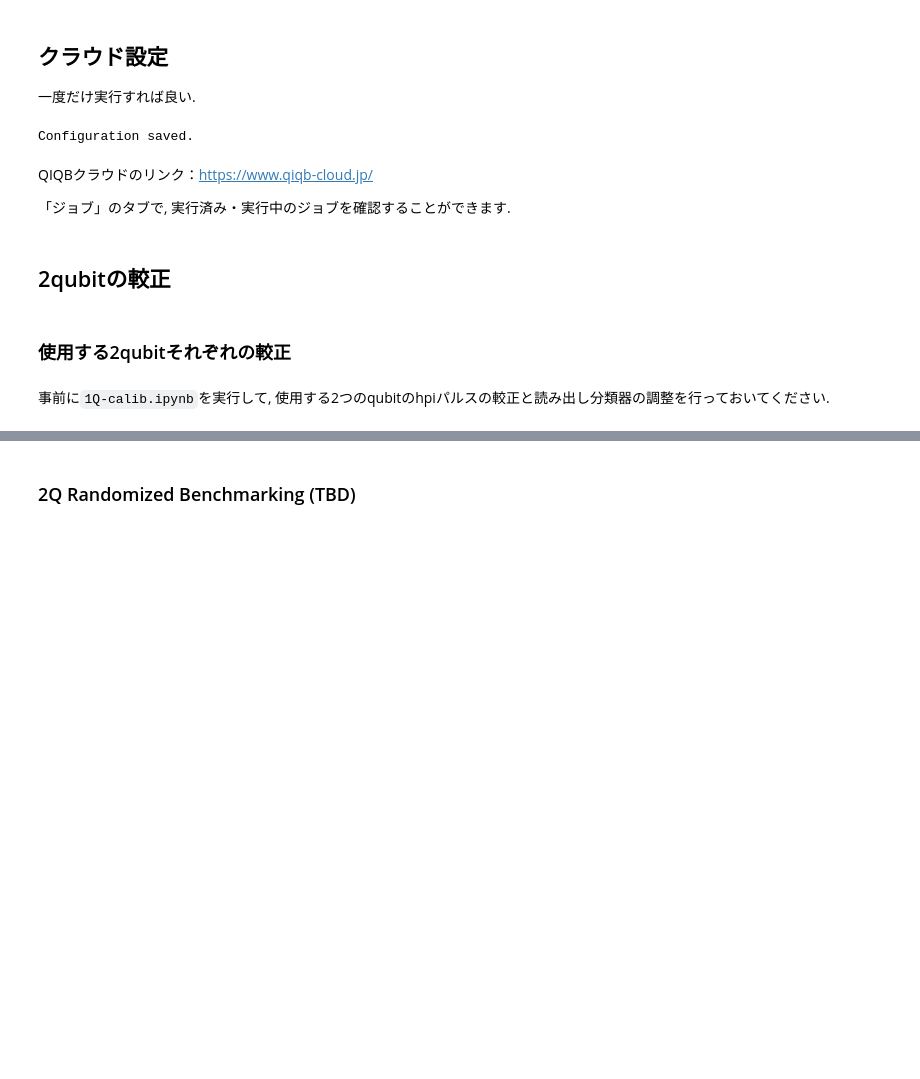
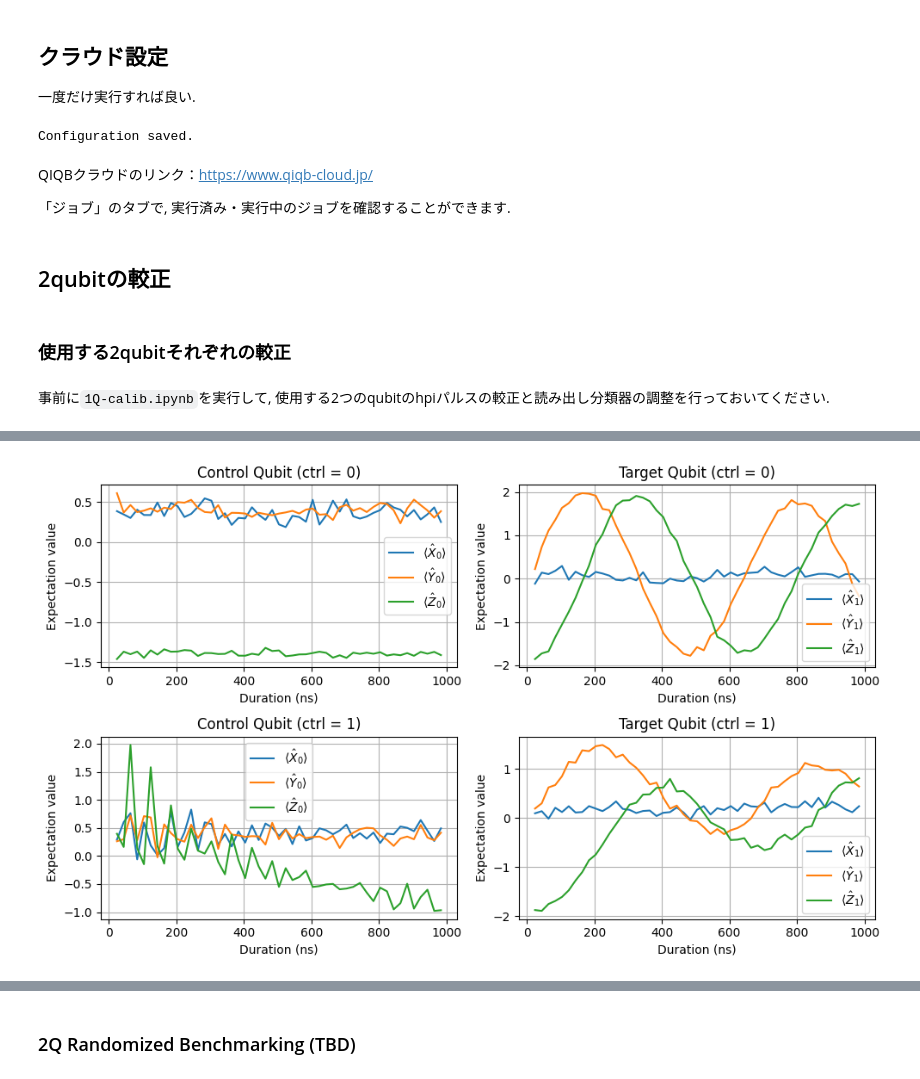
Before and after one commit to orangekame3/oqtopus-sse-pulse, a Jupyter notebook: examples/2Q-calibration/2Q-calib.ipynb, the cells around one changed output, grey strips where cells are left out. Cells and saved outputs as stored; diff of their text form; code cells hidden in the pictures; blank space fills up the shorter version.

```diff
--- a/examples/2Q-calibration/2Q-calib.ipynb
+++ b/examples/2Q-calibration/2Q-calib.ipynb
@@ -73,0 +77,8 @@ def experiment(program: str) -> list:
+# %%
+# 実験コード
+payloads_0XX = experiment("2Q-calib-1_CRcalib_0XX")
+payloads_0YY = experiment("2Q-calib-1_CRcalib_0YY")
+payloads_0ZZ = experiment("2Q-calib-1_CRcalib_0ZZ")
+payloads_1XX = experiment("2Q-calib-1_CRcalib_1XX")
+payloads_1YY = experiment("2Q-calib-1_CRcalib_1YY")
+payloads_1ZZ = experiment("2Q-calib-1_CRcalib_1ZZ")
@@ -74 +146,49 @@ def experiment(program: str) -> list:
+# %%
+# グラフ描画
+
+plt.figure(figsize=(10, 6))
+plt.subplot(2, 2, 1)
+plt.title("Control Qubit (ctrl = 0)")
+plt.plot(duration_list, ctrl_0X, label=r"$\langle \hat{X}_0 \rangle$")
+plt.plot(duration_list, ctrl_0Y, label=r"$\langle \hat{Y}_0 \rangle$")
+plt.plot(duration_list, ctrl_0Z, label=r"$\langle \hat{Z}_0 \rangle$")
+plt.xlabel("Duration (ns)")
+plt.ylabel('Expectation value')
+plt.legend()
+plt.grid()
+
+plt.subplot(2, 2, 2)
+plt.title("Target Qubit (ctrl = 0)")
+plt.plot(duration_list, trgt_0X, label=r"$\langle \hat{X}_1 \rangle$")
+plt.plot(duration_list, trgt_0Y, label=r"$\langle \hat{Y}_1 \rangle$")
+plt.plot(duration_list, trgt_0Z, label=r"$\langle \hat{Z}_1 \rangle$")
+plt.xlabel("Duration (ns)")
+plt.ylabel("Expectation value")
+plt.legend()
+plt.grid()
+
+plt.subplot(2, 2, 3)
+plt.title("Control Qubit (ctrl = 1)")
+plt.plot(duration_list, ctrl_1X, label=r"$\langle \hat{X}_0 \rangle$")
+plt.plot(duration_list, ctrl_1Y, label=r"$\langle \hat{Y}_0 \rangle$")
+plt.plot(duration_list, ctrl_1Z, label=r"$\langle \hat{Z}_0 \rangle$")
+plt.xlabel("Duration (ns)")
+plt.ylabel("Expectation value")
+plt.legend()
+plt.grid()
+
+plt.subplot(2, 2, 4)
+plt.title("Target Qubit (ctrl = 1)")
+plt.plot(duration_list, trgt_1X, label=r"$\langle \hat{X}_1 \rangle$")
+plt.plot(duration_list, trgt_1Y, label=r"$\langle \hat{Y}_1 \rangle$")
+plt.plot(duration_list, trgt_1Z, label=r"$\langle \hat{Z}_1 \rangle$")
+plt.xlabel("Duration (ns)")
+plt.ylabel("Expectation value")
+plt.legend()
+plt.tight_layout()
+plt.grid()
+
+plt.show()
+# %% [output]
+[figure, added]
 # %% [markdown]
```
Also changed, not shown: parts of 39 cells of this notebook, 6 other files.
